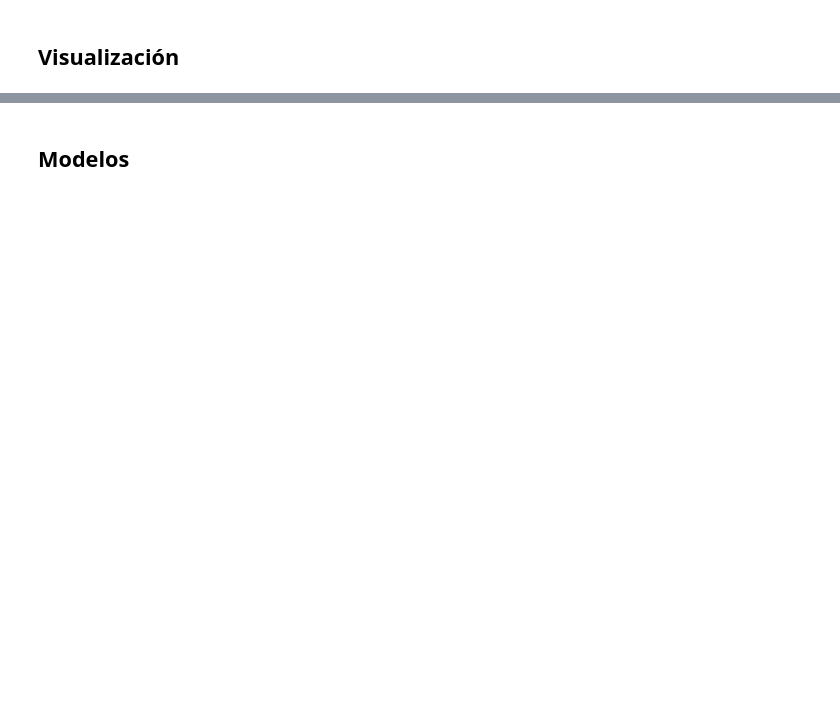
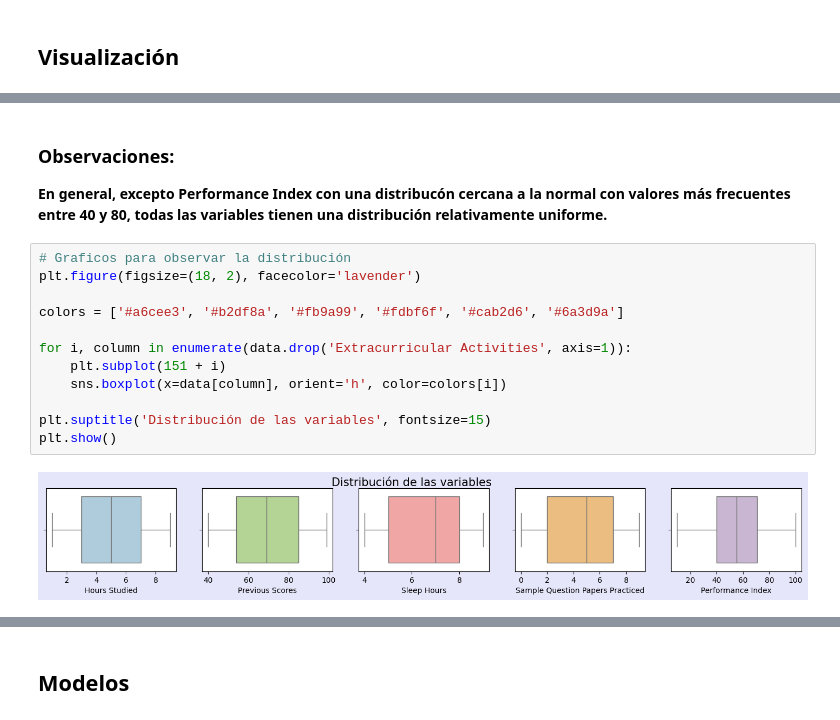
Before and after one commit to GusFontana404/AA2-TUIA-Fontana-Leguiza, a Jupyter notebook: PROBLEMA1/AA2_TP1_Ej1.ipynb, the cells around one changed output, grey strips where cells are left out. Cells and saved outputs as stored; diff of their text form; blank space fills up the shorter version.

```diff
--- a/PROBLEMA1/AA2_TP1_Ej1.ipynb
+++ b/PROBLEMA1/AA2_TP1_Ej1.ipynb
@@ -110,0 +115,18 @@ ValueError: num must be an integer with 1 <= num <= 3, not 4
+# %% [markdown]
+### **Observaciones:**
+
+**En general, excepto Performance Index con una distribucón cercana a la normal con valores más frecuentes entre 40 y 80, todas las variables tienen una distribución relativamente uniforme.**
+# %%
+# Graficos para observar la distribución
+plt.figure(figsize=(18, 2), facecolor='lavender')
+
+colors = ['#a6cee3', '#b2df8a', '#fb9a99', '#fdbf6f', '#cab2d6', '#6a3d9a']
+
+for i, column in enumerate(data.drop('Extracurricular Activities', axis=1)):
+    plt.subplot(151 + i)
+    sns.boxplot(x=data[column], orient='h', color=colors[i])
+
+plt.suptitle('Distribución de las variables', fontsize=15)
+plt.show()
+# %% [output]
+[figure, added]
```
Also changed, not shown: parts of 32 cells of this notebook.
